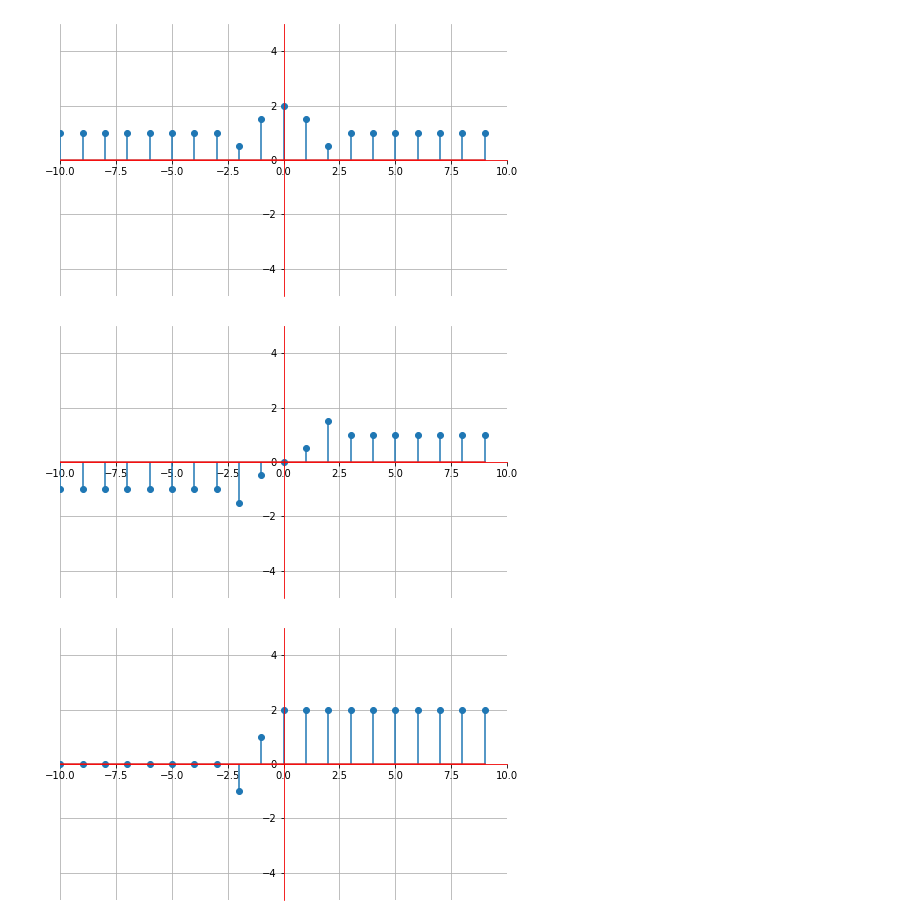
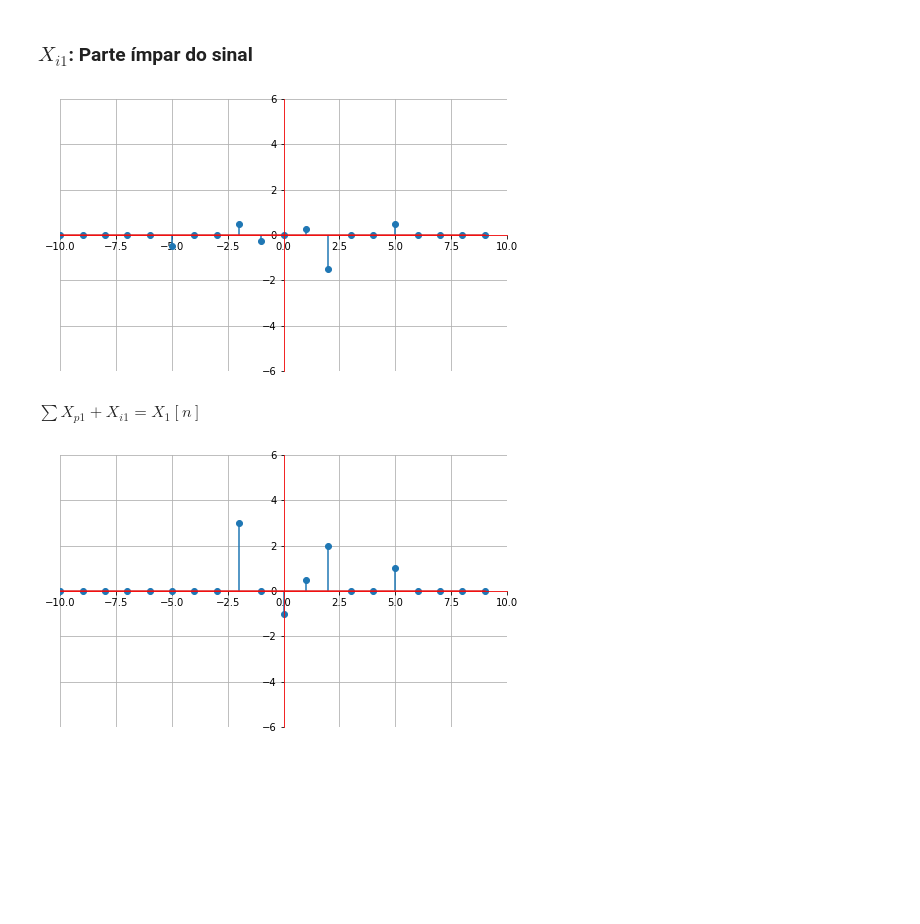
Before and after one commit to joao1pedro/SS, a Jupyter notebook: discrete_signal_decomposition.ipynb, the cells around one changed output. Cells and saved outputs as stored; diff of their text form; code cells hidden in the pictures; blank space fills up the shorter version.

Commit message:
sinal como soma de impulsos

```diff
--- a/discrete_signal_decomposition.ipynb
+++ b/discrete_signal_decomposition.ipynb
@@ -37,0 +46,25 @@ plt.grid()
+# %%
+u1_ = impulse(-n, 1/2, 1)
+u2_ = impulse(-n, 2, 2)
+u3_ = impulse(-n, -1, 0)
+u4_ = impulse(-n, 1, 5)
+u5_ = impulse(-n, 5, -2)
+
+u_ = u1_+u2_+u3_+u4_+u5_
+
+xn = u
+xn_ = u_
+
+# Parte par do sinal 'u' visto no gráfico acima
+xp = 1/2 * (xn + u_)
+
+plt.stem(n,xp)
+plt.xlim(-10,10)
+plt.ylim(-6,6)
+plt.gca().spines['left'].set_position('center')
+plt.gca().spines['left'].set_color('red')
+plt.gca().spines['right'].set_color('none')
+plt.gca().spines['bottom'].set_position('center')
+plt.gca().spines['bottom'].set_color('red')
+plt.gca().spines['top'].set_color('none')
+plt.grid()
@@ -38,33 +73,33 @@ plt.grid()
+# %% [markdown]
+### $X_{i1}$: Parte ímpar do sinal
 # %%
-u1_ = step(-n, 1, 0)
-u2_ = step(-n, 2, -1)
-u3_ = step(-n, -1, -2)
+# Parte ímpar do sinal u.
+xi = 1/2 * (xn - u_)
 
-u_ = u1_+u2_+u3_
-
-xn = u
-xn_ = u_
-
-xe = 1/2 * (xn + u_)
-
-plt.stem(n,xe)
+plt.stem(n,xi)
 plt.xlim(-10,10)
-plt.ylim(-5,5)
+plt.ylim(-6,6)
 plt.gca().spines['left'].set_position('center')
 plt.gca().spines['left'].set_color('red')
 plt.gca().spines['right'].set_color('none')
 plt.gca().spines['bottom'].set_position('center')
 plt.gca().spines['bottom'].set_color('red')
 plt.gca().spines['top'].set_color('none')
 plt.grid()
 # %% [output]
-[figure, old version]
+[figure, new version]
+# %% [markdown]
+$\sum X_{p1} + X_{i1} = X_1[n]$
 # %%
-xo = 1/2 * (xn - u_)
+"""
+Somatório da parte ímpar e par do sinal,
+como é possível notar, ao somar Xp e Xi
+retornamos para o sinal original.
+"""
+plt.stem(n,xp+xi)
 
-plt.stem(n,xo)
 plt.xlim(-10,10)
-plt.ylim(-5,5)
+plt.ylim(-6,6)
 plt.gca().spines['left'].set_position('center')
 plt.gca().spines['left'].set_color('red')
 plt.gca().spines['right'].set_color('none')
@@ -73,17 +108,4 @@ plt.gca().spines['bottom'].set_color('red')
 plt.gca().spines['top'].set_color('none')
 plt.grid()
 # %% [output]
-[figure, old version]
+[figure, new version]
-# %%
-plt.stem(n,xe+xo)
-plt.xlim(-10,10)
-plt.ylim(-5,5)
-plt.gca().spines['left'].set_position('center')
-plt.gca().spines['left'].set_color('red')
-plt.gca().spines['right'].set_color('none')
-plt.gca().spines['bottom'].set_position('center')
-plt.gca().spines['bottom'].set_color('red')
-plt.gca().spines['top'].set_color('none')
-plt.grid()
-# %% [output]
-[figure, removed]
```
Also changed, not shown: parts of 6 cells of this notebook.
